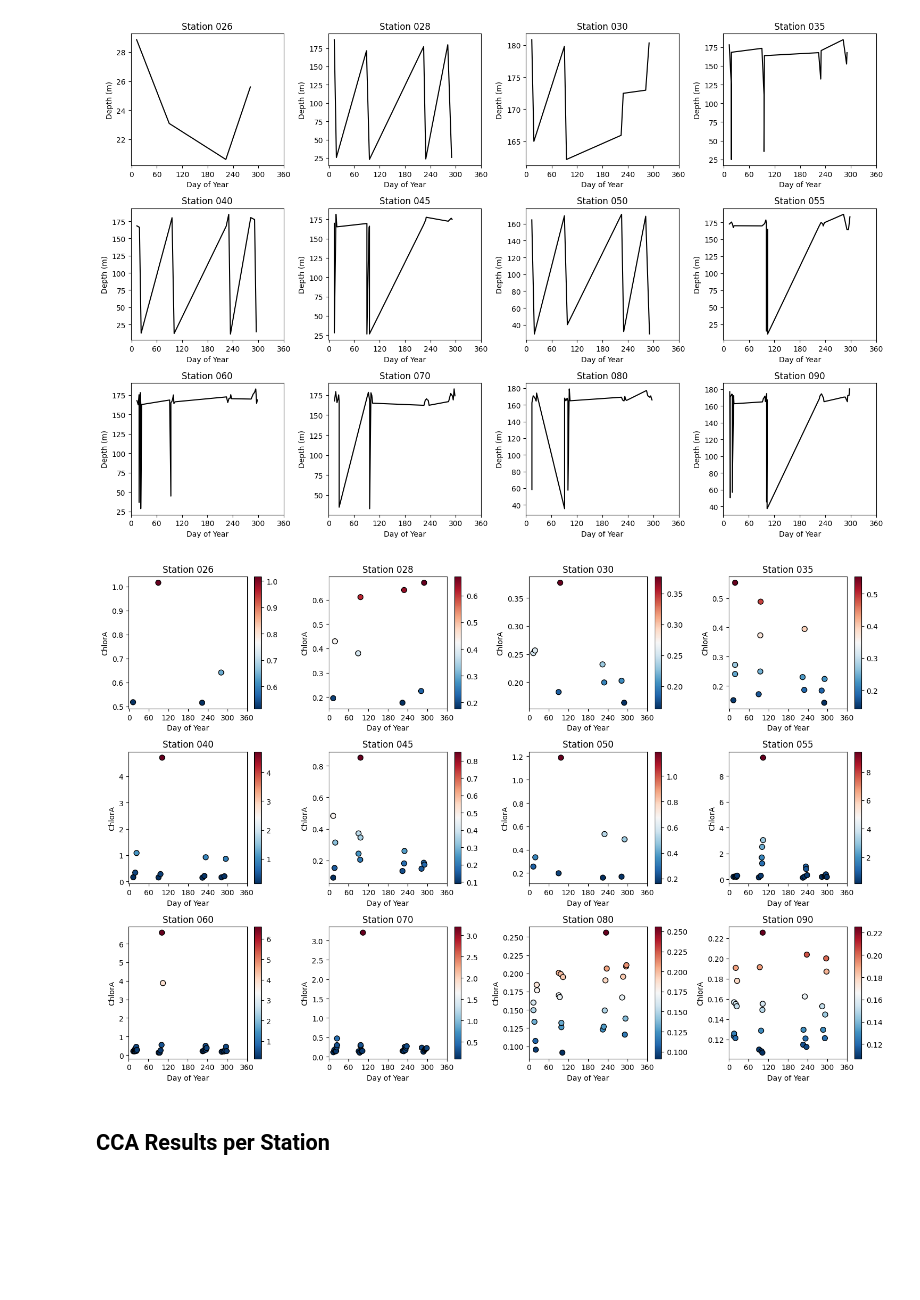
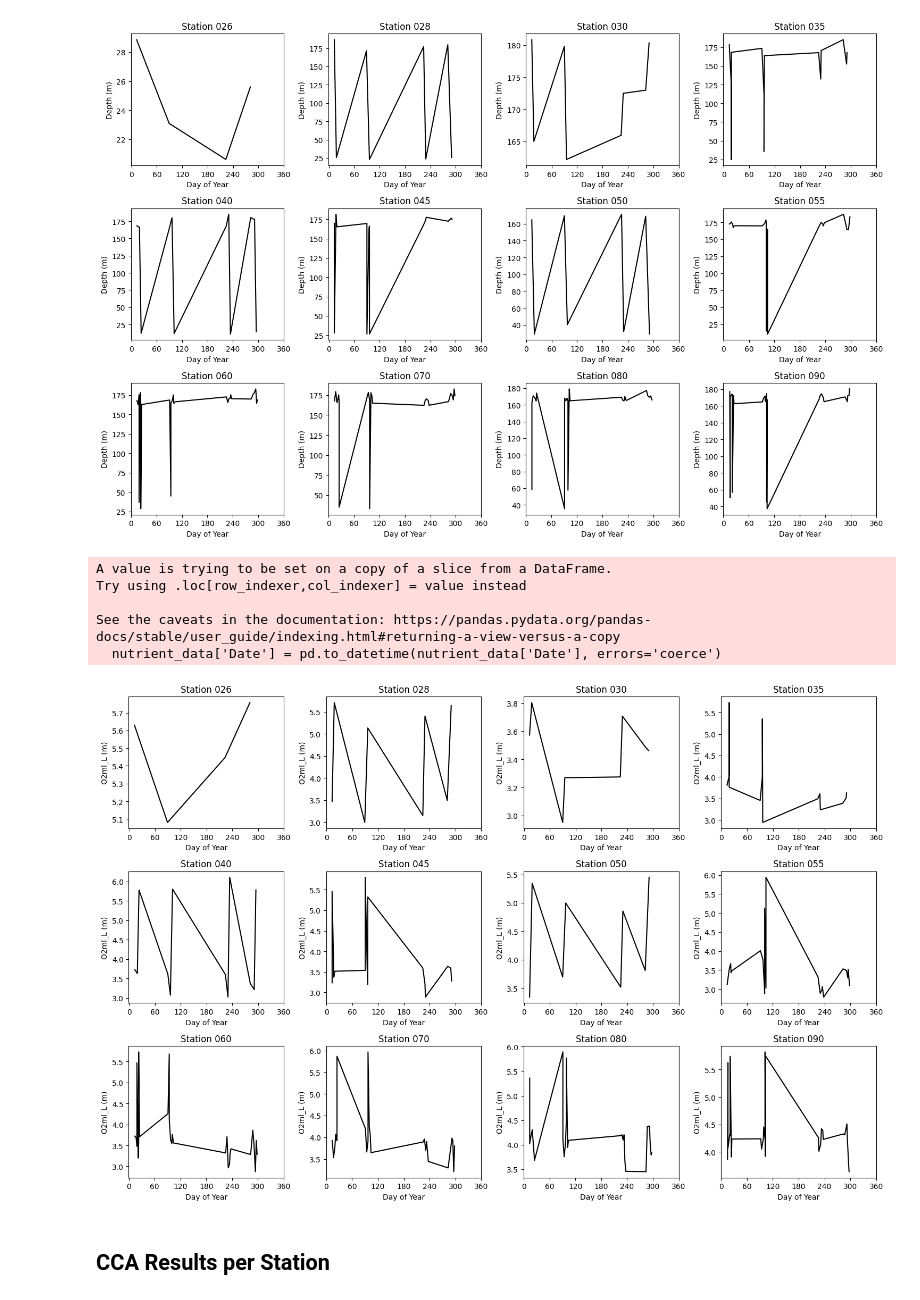
Before and after one commit to Drums180/Geoscientific_Analysis_Project, a Jupyter notebook: cca.ipynb, the cells around one changed output. Saved outputs shown, nothing was run; the diff lists cells and outputs as text; code cells hidden in the pictures; blank space fills up the shorter version.

```diff
--- a/cca.ipynb
+++ b/cca.ipynb
@@ -62,6 +62,10 @@ temp_data = calcofi_data[['Date', 'Sta_ID_prefix', 'T_degC']]
 
 # Create the depth_data dataset
 depth_data = calcofi_data[['Date', 'Sta_ID_prefix', 'Depthm']]
+
+# Create the depth_data dataset
+nutrient = 'O2ml_L'
+nutrient_data = calcofi_data[['Date', 'Sta_ID_prefix', nutrient]]
 # %%
 cal_data.head()
 # %% [output]
@@ -198,35 +202,47 @@ See the caveats in the documentation: https://pandas.pydata.org/pandas-docs/stab
   depth_data['Date'] = pd.to_datetime(depth_data['Date'], errors='coerce')
 [figure]
 # %%
-# Create the scatter plots for each station to see the ChlorA impact over time
+# Ensure the Date column is properly converted to datetime format
+nutrient_data['Date'] = pd.to_datetime(nutrient_data['Date'], errors='coerce')
+
+# Check for any non-datetime values that were converted to NaT
+if nutrient_data['Date'].isna().any():
+    print("Warning: There are invalid dates in the Date column. They have been converted to NaT.")
+
+# Filter depth_data for entries from the year 1993
+nutrient_data_1993 = nutrient_data[nutrient_data['Date'].dt.year == 1993]
+
+# Select the first 12 unique stations that have data in 1993
+first_12_stations = nutrient_data_1993['Sta_ID_prefix'].unique()[:12]
+data_first_12_stations = nutrient_data_1993[nutrient_data_1993['Sta_ID_prefix'].isin(first_12_stations)]
+
+# Create the plot
 fig, ax = plt.subplots(3, 4, figsize=(15, 10))
 ax = ax.flatten()
 
-# Plot ChlorA data for each of the first 12 stations
+# Plot Depthm data for each of the first 12 stations
 for i, station in enumerate(first_12_stations):
     station_data = data_first_12_stations[data_first_12_stations['Sta_ID_prefix'] == station]
 
     # Verify there is data to plot for the station
     if not station_data.empty:
-        station_data = station_data.sort_values(by='Date')  # Ensure data is sorted by Date
-        ax[i].scatter(
-            station_data['Date'].dt.dayofyear,  # Day of the year as x-axis
-            station_data['ChlorA'],             # ChlorA values as y-axis
-            c=station_data['ChlorA'],           # Color based on ChlorA values
-            s=50,                               # Size of the points
-            cmap="RdBu_r",                      # Color map
-            edgecolors="k"
-        )
+        # Use .assign() to avoid the warning
+        station_data = station_data.assign(DayOfYear=station_data['Date'].dt.dayofyear)
+        ax[i].plot(station_data['DayOfYear'], station_data[nutrient], c="k")
         ax[i].set_title(f"Station {station}")
         ax[i].set_xlabel("Day of Year")
-        ax[i].set_ylabel("ChlorA")
+        ax[i].set_ylabel(f"{nutrient} (m)")
         ax[i].set_xticks(range(0, 366, 60))  # Set intervals for every 60 days for longer spacing
-        plt.colorbar(ax[i].collections[0], ax=ax[i], orientation='vertical')
 
 plt.tight_layout()
 plt.show()
 # %% [output]
+A value is trying to be set on a copy of a slice from a DataFrame.
+Try using .loc[row_indexer,col_indexer] = value instead
+
+See the caveats in the documentation: https://pandas.pydata.org/pandas-docs/stable/user_guide/indexing.html#returning-a-view-versus-a-copy
+  nutrient_data['Date'] = pd.to_datetime(nutrient_data['Date'], errors='coerce')
-[figure, old version]
+[figure, new version]
 # %% [markdown]
 ## CCA Results per Station
 # %%
```
Also changed, not shown: parts of 10 cells of this notebook.
